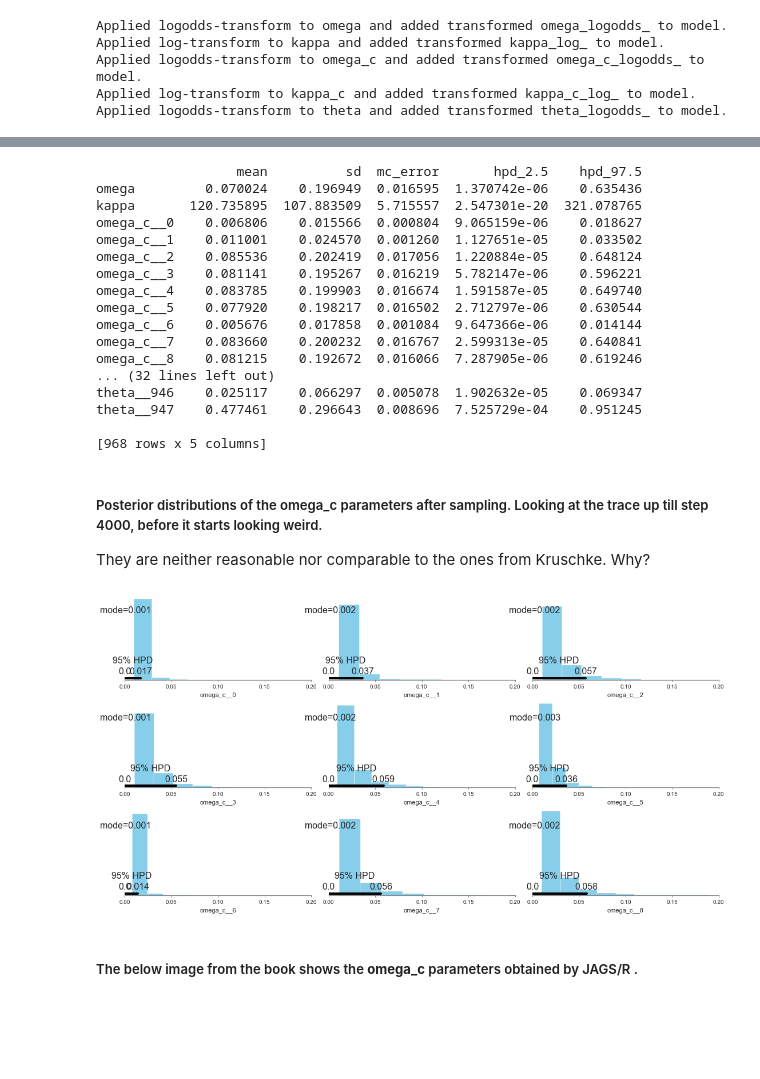
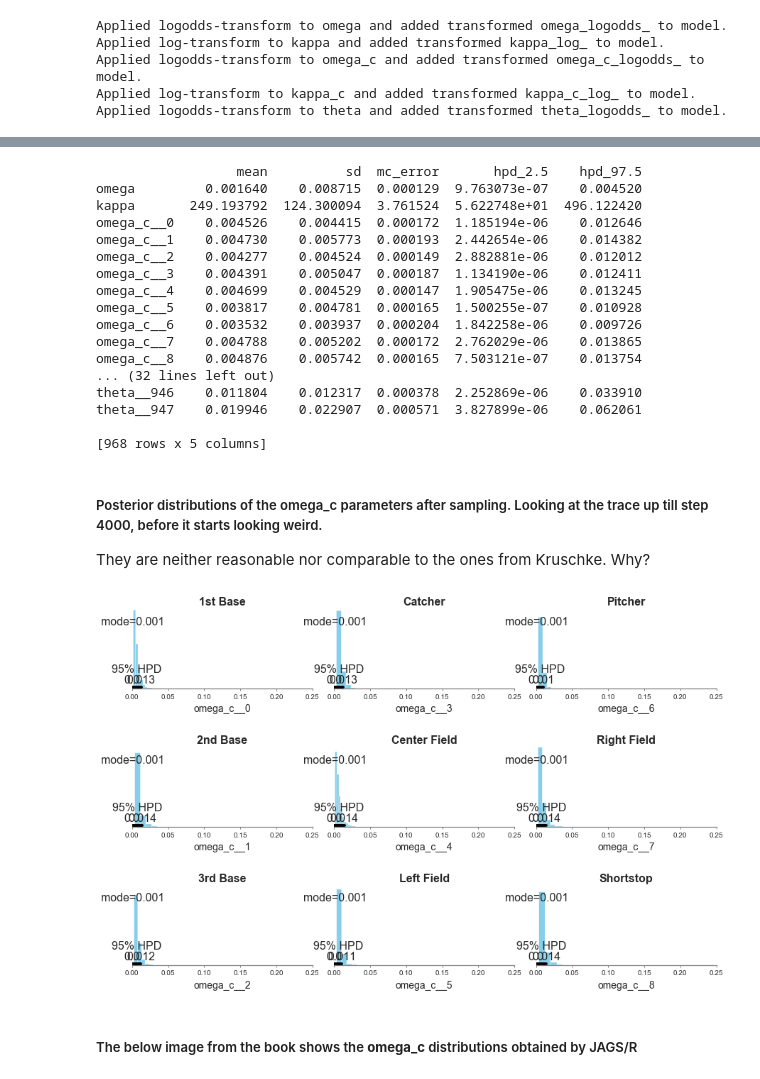
Before and after one commit to JWarmenhoven/DBDA-python, a Jupyter notebook: Notebooks/Chapter 9.ipynb, the cells around one changed output, grey strips where cells are left out. Drawn from its saved outputs; the diff is of its cells as text; code cells hidden in the pictures; blank space fills up the shorter version.

```diff
--- a/Notebooks/Chapter 9.ipynb
+++ b/Notebooks/Chapter 9.ipynb
@@ -227,4 +217,14 @@ n_players = len(df2.index)
 # %%
+le = preprocessing.LabelEncoder()
+
+# Encode the 9 primary field positions
+pripos_idx = le.fit_transform(df2.PriPos)
+pripos_codes = le.classes_
+n_pripos = len(le.classes_)
+
+# df2 contains one entry per player
+n_players = len(df2.index)
+
 with pmc.Model() as hierarchical_model2:
     omega = pmc.Beta('omega', 1, 1)
     kappa = pmc.Gamma('kappa', 0.01, 0.01)+2
@@ -241,7 +241,7 @@ with pmc.Model() as hierarchical_model2:
                      omega_c[pripos_idx]*(kappa_c[pripos_idx]-2)+1, (1-omega_c[pripos_idx])*(kappa_c[pripos_idx]-2)+1,
                      shape = n_players)
 
-    y = pmc.Bernoulli('y', theta[pripos_idx], observed=df2.BatAv)
+    y = pmc.Binomial('y', 1, theta, observed=df2.BatAv)
 # %% [output]
 Applied logodds-transform to omega and added transformed omega_logodds_ to model.
 Applied log-transform to kappa and added transformed kappa_log_ to model.
@@ -250,10 +250,6 @@ Applied log-transform to kappa_c and added transformed kappa_c_log_ to model.
 Applied logodds-transform to theta and added transformed theta_logodds_ to model.
 # %%
 with hierarchical_model2:
-    #start = pmc.find_MAP()
-    #step = pmc.NUTS(state=start)
-
     step = pmc.NUTS()
-
-    trace = pmc.sample(5000, step, start=None, trace=None)
+    trace = pmc.sample(10000, step, start=None, trace=None)
 # %% [output]
@@ -266,35 +262,39 @@ pmc.traceplot(trace, varnames=['omega', 'kappa', 'omega_c', 'kappa_c']);
 pmc.df_summary(trace)
 # %% [output]
                   mean          sd  mc_error       hpd_2.5    hpd_97.5
-omega         0.070024    0.196949  0.016595  1.370742e-06    0.635436
-kappa       120.735895  107.883509  5.715557  2.547301e-20  321.078765
-omega_c__0    0.006806    0.015566  0.000804  9.065159e-06    0.018627
-omega_c__1    0.011001    0.024570  0.001260  1.127651e-05    0.033502
-omega_c__2    0.085536    0.202419  0.017056  1.220884e-05    0.648124
-omega_c__3    0.081141    0.195267  0.016219  5.782147e-06    0.596221
-omega_c__4    0.083785    0.199903  0.016674  1.591587e-05    0.649740
-omega_c__5    0.077920    0.198217  0.016502  2.712797e-06    0.630544
-omega_c__6    0.005676    0.017858  0.001084  9.647366e-06    0.014144
-omega_c__7    0.083660    0.200232  0.016767  2.599313e-05    0.640841
-omega_c__8    0.081215    0.192672  0.016066  7.287905e-06    0.619246
+omega         0.001640    0.008715  0.000129  9.763073e-07    0.004520
+kappa       249.193792  124.300094  3.761524  5.622748e+01  496.122420
+omega_c__0    0.004526    0.004415  0.000172  1.185194e-06    0.012646
+omega_c__1    0.004730    0.005773  0.000193  2.442654e-06    0.014382
+omega_c__2    0.004277    0.004524  0.000149  2.882881e-06    0.012012
+omega_c__3    0.004391    0.005047  0.000187  1.134190e-06    0.012411
+omega_c__4    0.004699    0.004529  0.000147  1.905475e-06    0.013245
+omega_c__5    0.003817    0.004781  0.000165  1.500255e-07    0.010928
+omega_c__6    0.003532    0.003937  0.000204  1.842258e-06    0.009726
+omega_c__7    0.004788    0.005202  0.000172  2.762029e-06    0.013865
+omega_c__8    0.004876    0.005742  0.000165  7.503121e-07    0.013754
 ... (32 lines left out)
-theta__946    0.025117    0.066297  0.005078  1.902632e-05    0.069347
-theta__947    0.477461    0.296643  0.008696  7.525729e-04    0.951245
+theta__946    0.011804    0.012317  0.000378  2.252869e-06    0.033910
+theta__947    0.019946    0.022907  0.000571  3.827899e-06    0.062061
 
 [968 rows x 5 columns]
 # %% [markdown]
 ##### Posterior distributions of the omega_c parameters after sampling. Looking at the trace up till step 4000, before it starts looking weird.
 They are neither reasonable nor comparable to the ones from Kruschke. Why?
 # %%
-fig, axes = plt.subplots(3,3, figsize=(15,8))
-for i, ax in enumerate(fig.axes):
-    pmc.plot_posterior(trace['omega_c'][:4000,i], ax=ax, point_estimate='mode', color='#87ceeb')
-    ax.set(xlabel= ('omega_c__{}'.format(i)), xlim=(0,0.2))
-plt.tight_layout()
+step_limit = 5000
+
+fig, axes = plt.subplots(3,3, figsize=(12,8))
+for i, ax in enumerate(axes.T.flatten()):
+    pmc.plot_posterior(trace['omega_c'][:step_limit,i], ax=ax, point_estimate='mode', color='#87ceeb')
+    ax.set_title(pripos_codes[i], fontdict={'fontsize':16, 'fontweight':'bold'})
+    ax.set_xlabel('omega_c__{}'.format(i), fontdict={'fontsize':14})
+    ax.set_xlim(0,0.25)
+plt.tight_layout(h_pad=3)
 # %% [output]
-[figure, old version]
+[figure, new version]
 # %% [markdown]
-##### The below image from the book shows the __omega_c__ parameters obtained by JAGS/R .
+##### The below image from the book shows the __omega_c__ distributions obtained by JAGS/R
 # %%
 Image('images/fig9_17.png')
 # %% [output]
```
Also changed, not shown: parts of 4 cells of this notebook, 1 other file.
